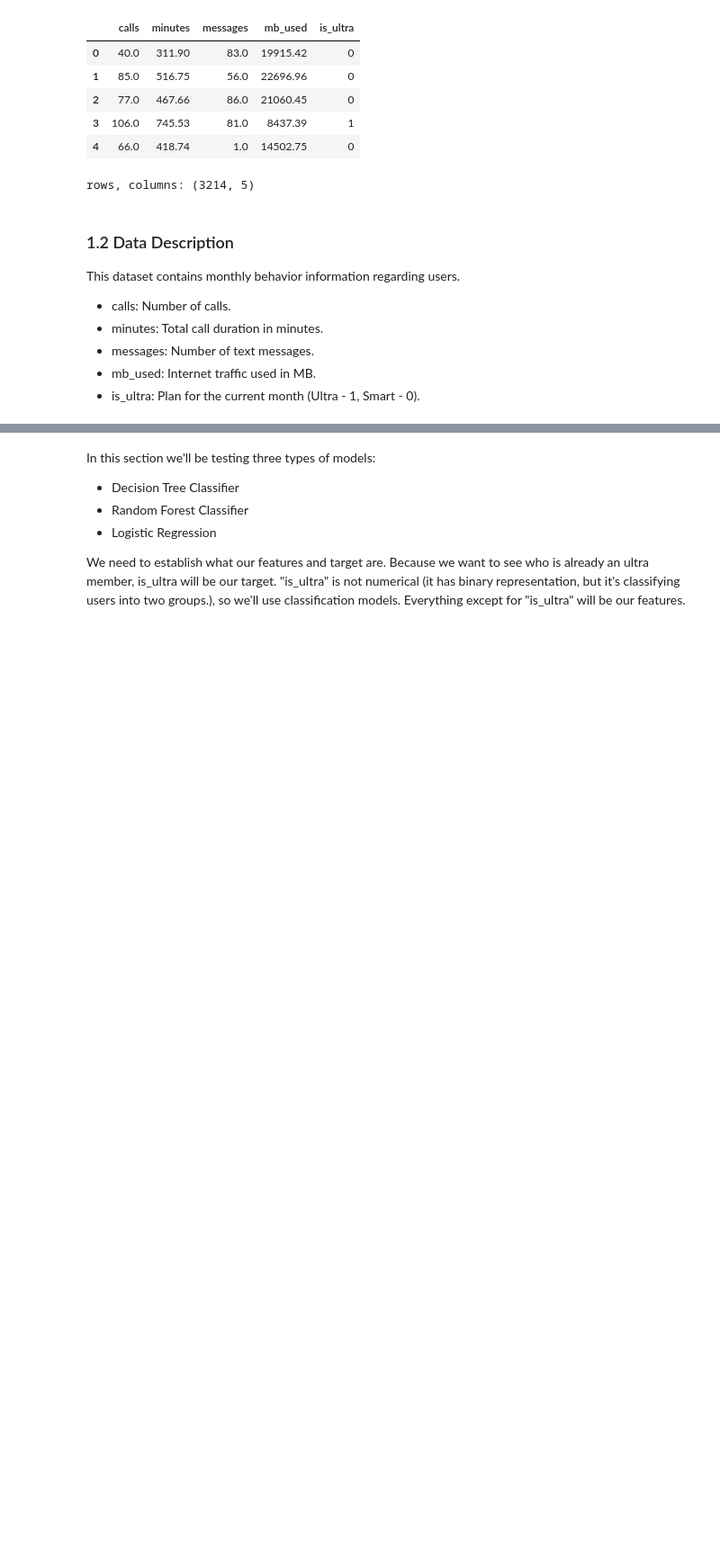
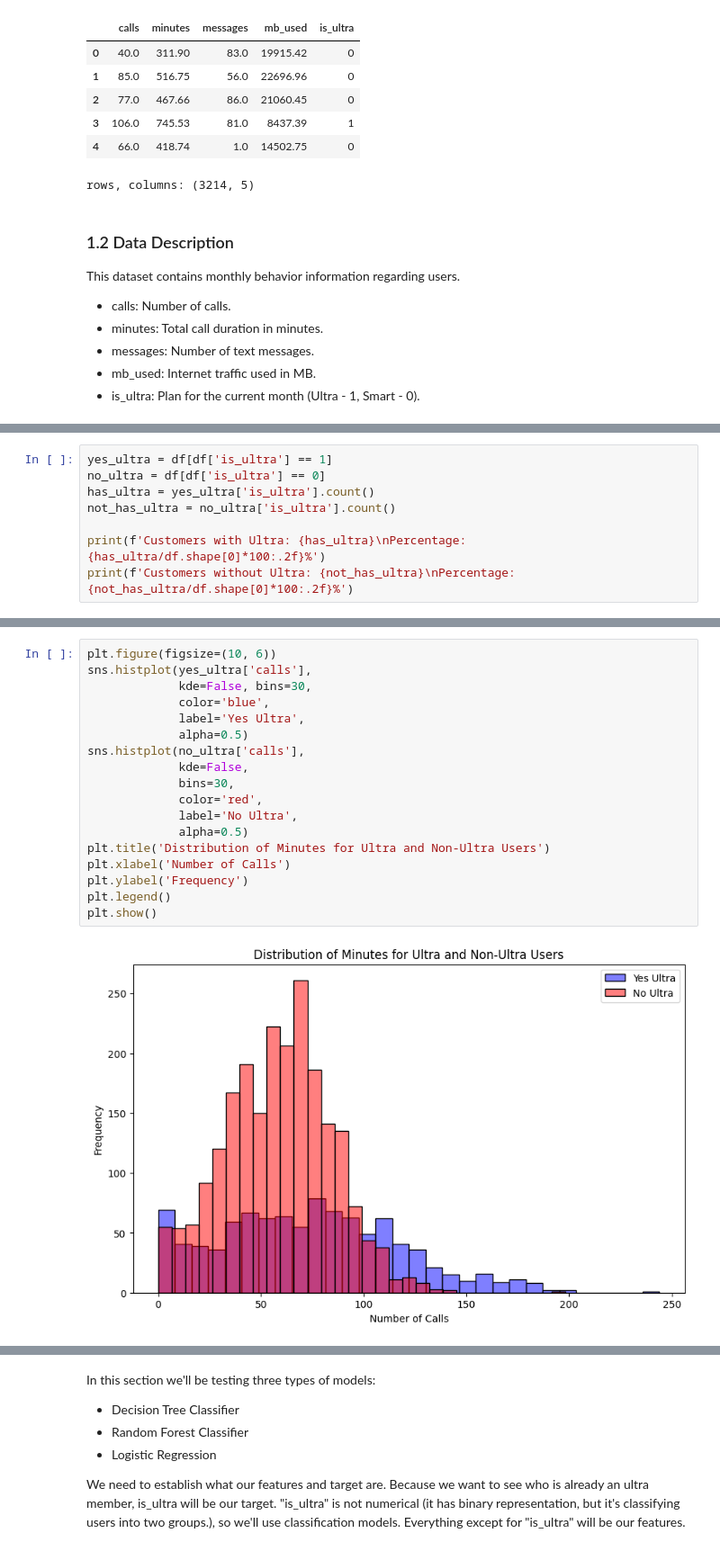
Before and after one commit to Vyncent-vdW/sprint_seven_intro_to_ml, a Jupyter notebook: sprint_seven_intro_to_ml_nb.ipynb, the cells around one changed output, grey strips where cells are left out. Shown at 90% size. Saved outputs shown, nothing was run; the diff lists cells and outputs as text; blank space fills up the shorter version.

```diff
--- a/sprint_seven_intro_to_ml_nb.ipynb
+++ b/sprint_seven_intro_to_ml_nb.ipynb
@@ -44,0 +93,8 @@ This dataset contains monthly behavior information regarding users.
+# %%
+yes_ultra = df[df['is_ultra'] == 1]
+no_ultra = df[df['is_ultra'] == 0]
+has_ultra = yes_ultra['is_ultra'].count()
+not_has_ultra = no_ultra['is_ultra'].count()
+
+print(f'Customers with Ultra: {has_ultra}\nPercentage: {has_ultra/df.shape[0]*100:.2f}%')
+print(f'Customers without Ultra: {not_has_ultra}\nPercentage: {not_has_ultra/df.shape[0]*100:.2f}%')
@@ -44,0 +151,20 @@ This dataset contains monthly behavior information regarding users.
+# %%
+plt.figure(figsize=(10, 6))
+sns.histplot(yes_ultra['calls'],
+             kde=False, bins=30,
+             color='blue',
+             label='Yes Ultra',
+             alpha=0.5)
+sns.histplot(no_ultra['calls'],
+             kde=False,
+             bins=30,
+             color='red',
+             label='No Ultra',
+             alpha=0.5)
+plt.title('Distribution of Minutes for Ultra and Non-Ultra Users')
+plt.xlabel('Number of Calls')
+plt.ylabel('Frequency')
+plt.legend()
+plt.show()
+# %% [output]
+[figure, added]
```
Also changed, not shown: parts of 20 cells of this notebook.
